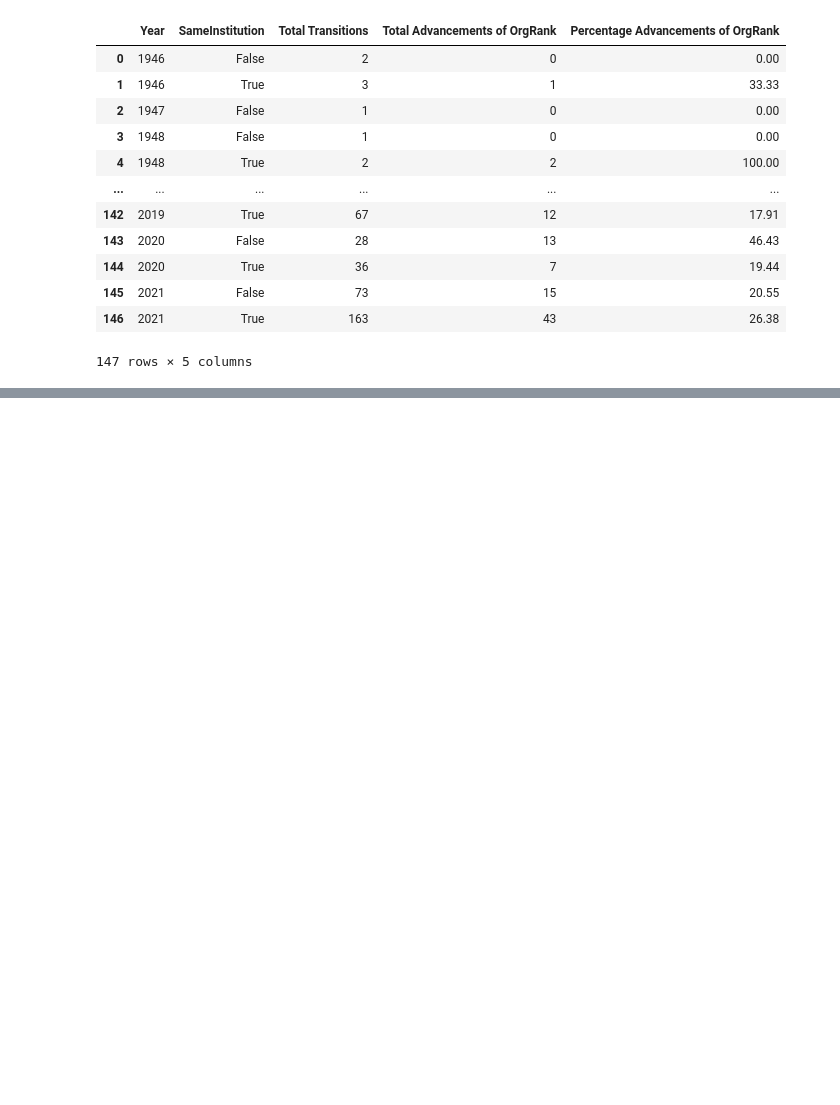
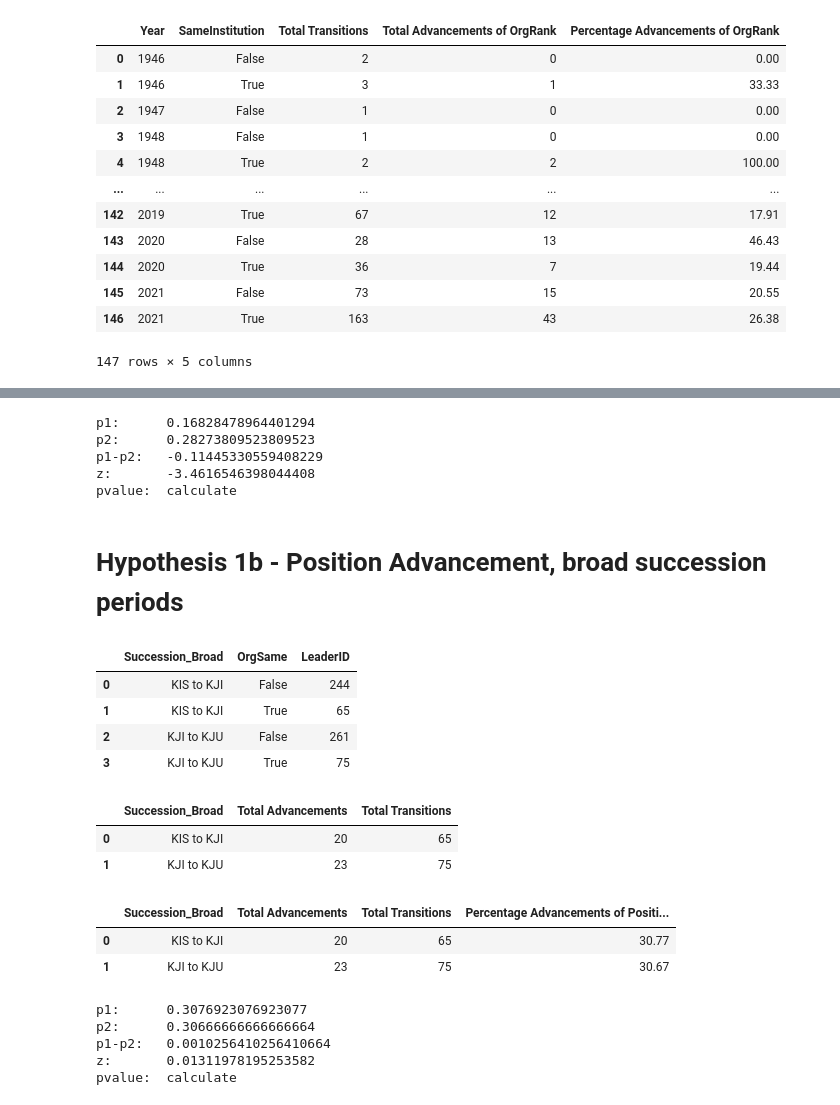
Before and after one commit to seouljake/nkelites, a Jupyter notebook: scripts/3 scripts - anaylsis/2023.10.04 Research Note/stats3_analysis_trans.ipynb, the cells around one changed output, grey strips where cells are left out. Cells and saved outputs as stored; diff of their text form; code cells hidden in the pictures; blank space fills up the shorter version.

```diff
--- a/scripts/3 scripts - anaylsis/2023.10.04 Research Note/stats3_analysis_trans.ipynb
+++ b/scripts/3 scripts - anaylsis/2023.10.04 Research Note/stats3_analysis_trans.ipynb
@@ -476,0 +481,21 @@ stat3
+# %%
+# 2-sample test of proportions
+two_sample_ttest_proportions(52,95,309,336,.05)
+# %% [output]
+p1:      0.16828478964401294
+p2:      0.28273809523809523
+p1-p2:   -0.11445330559408229
+z:       -3.4616546398044408
+pvalue:  calculate
+# %% [markdown]
+# Hypothesis 1b - Position Advancement, broad succession periods
+# %%
+select_columns = ["OrgSame","Succession_Broad","LeaderID"]
+group_columns = ["Succession_Broad","OrgSame"]
+trans[select_columns].groupby(group_columns,as_index=False).count()
+# %% [output]
+|  | Succession_Broad | OrgSame | LeaderID |
+| 0 | KIS to KJI | False | 244 |
+| 1 | KIS to KJI | True | 65 |
+| 2 | KJI to KJU | False | 261 |
+| 3 | KJI to KJU | True | 75 |
@@ -476,0 +506,23 @@ stat3
+# %%
+stat3b = trans.loc[trans["OrgSame"]==True,stat3b_columns].groupby(stat3b_groupby_columns,as_index=False)["PositionAdvanceYes"].agg({"Total Advancements":"sum","Total Transitions":"count"})
+stat3b
+# %% [output]
+|  | Succession_Broad | Total Advancements | Total Transitions |
+| 0 | KIS to KJI | 20 | 65 |
+| 1 | KJI to KJU | 23 | 75 |
+# %%
+stat3b["Percentage Advancements of Position Rank"] = stat3b.apply(lambda x: round(x["Total Advancements"] / x["Total Transitions"] * 100,2) if x["Total Transitions"] > 0 else np.nan,axis=1)
+stat3b
+# %% [output]
+|  | Succession_Broad | Total Advancements | Total Transitions | Percentage Advancements of Positi... |
+| 0 | KIS to KJI | 20 | 65 | 30.77 |
+| 1 | KJI to KJU | 23 | 75 | 30.67 |
+# %%
+# 2-sample test of proportions
+two_sample_ttest_proportions(20,23,65,75,.05)
+# %% [output]
+p1:      0.3076923076923077
+p2:      0.30666666666666664
+p1-p2:   0.0010256410256410664
+z:       0.01311978195253582
+pvalue:  calculate
```
Also changed, not shown: parts of 81 cells of this notebook, 1 other file.
